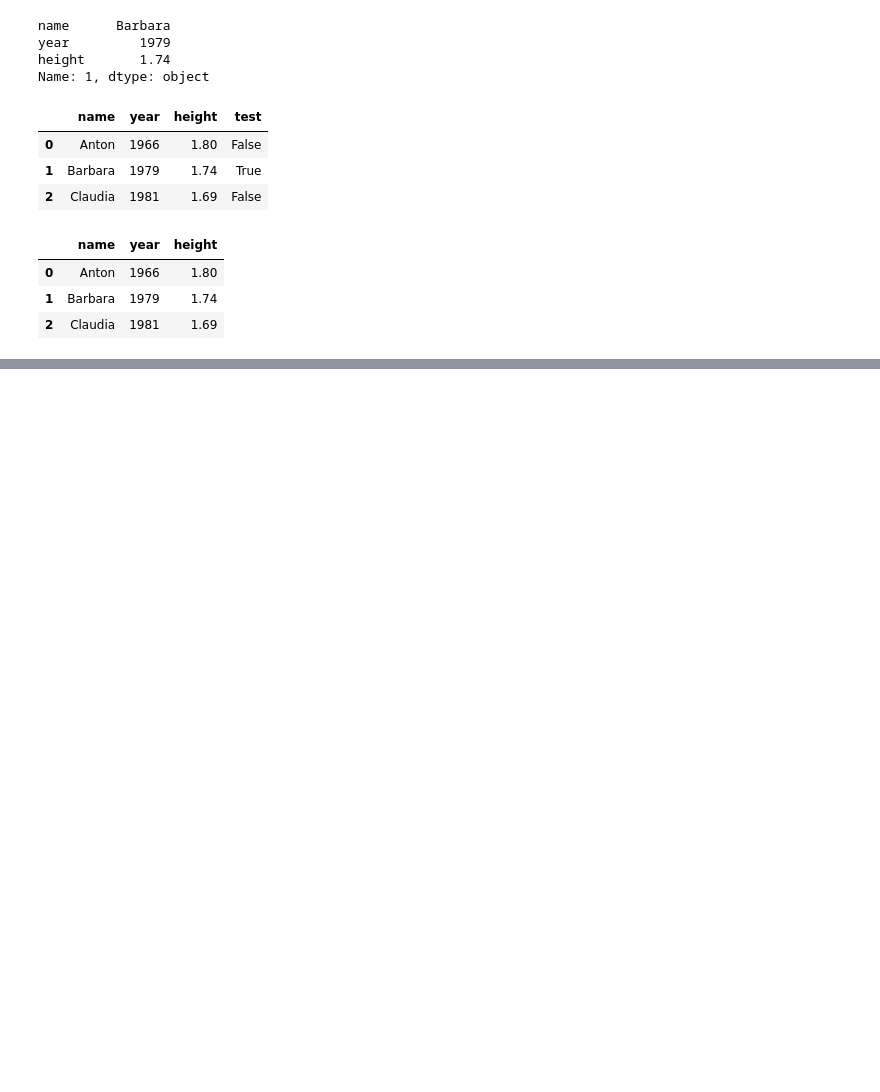
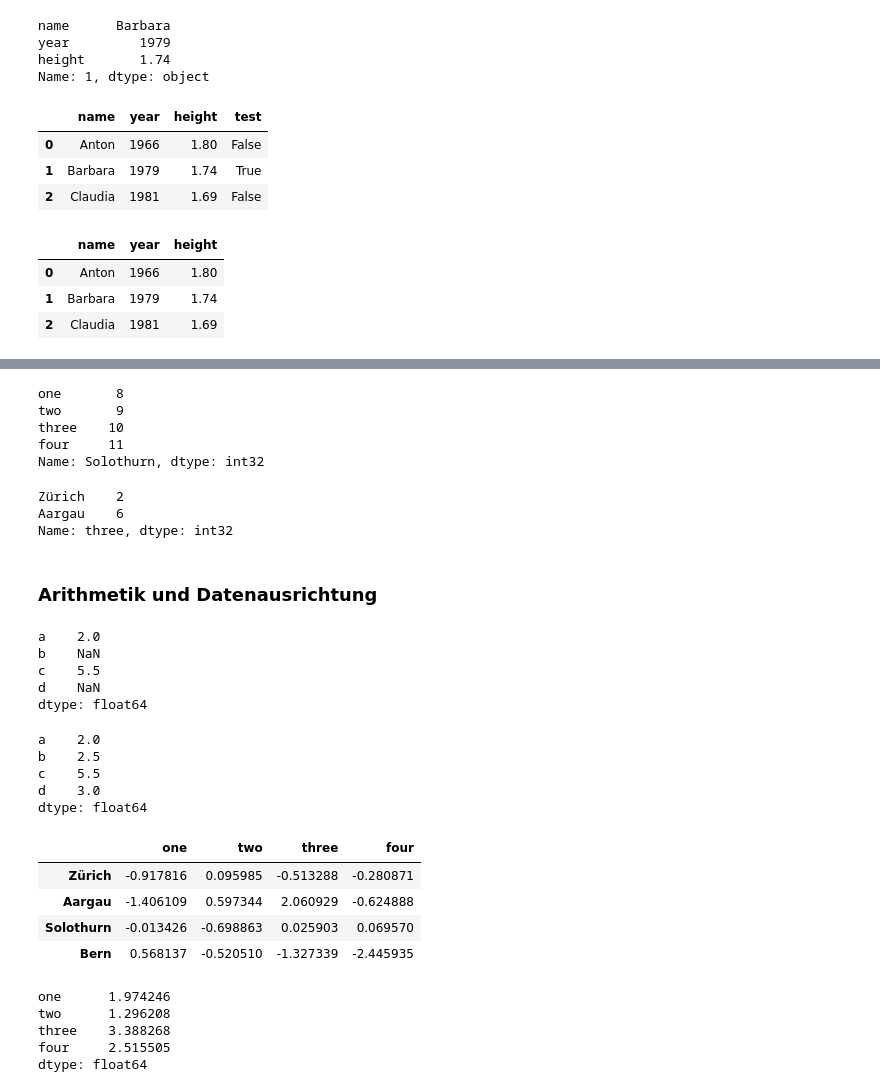
Before and after one commit to juergmannes/python_playground, a Jupyter notebook: pandas.ipynb, the cells around one changed output, grey strips where cells are left out. Saved outputs shown, nothing was run; the diff lists cells and outputs as text; code cells hidden in the pictures; blank space fills up the shorter version.

```diff
--- a/pandas.ipynb
+++ b/pandas.ipynb
@@ -285,0 +418,52 @@ frame
+# %%
+data.iloc[2]
+# %% [output]
+one       8
+two       9
+three    10
+four     11
+Name: Solothurn, dtype: int32
+# %%
+data.iloc[:2,2]
+# %% [output]
+Zürich    2
+Aargau    6
+Name: three, dtype: int32
+# %% [markdown]
+### Arithmetik und Datenausrichtung
+# %%
+s1 = pd.Series([1.0,2.5,3],index=['a','b','c'])
+s2 = pd.Series([1.0,2.5,3],index=['a','c','d'])
+s1 + s2
+# %% [output]
+a    2.0
+b    NaN
+c    5.5
+d    NaN
+dtype: float64
+# %%
+s1.add(s2, fill_value= 0)
+# %% [output]
+a    2.0
+b    2.5
+c    5.5
+d    3.0
+dtype: float64
+# %%
+data = pd.DataFrame(np.random.randn(4,4), index=['Zürich','Aargau','Solothurn','Bern'], columns=['one','two','three','four'])
+data
+# %% [output]
+|  | one | two | three | four |
+| Zürich | -0.917816 | 0.095985 | -0.513288 | -0.280871 |
+| Aargau | -1.406109 | 0.597344 | 2.060929 | -0.624888 |
+| Solothurn | -0.013426 | -0.698863 | 0.025903 | 0.069570 |
+| Bern | 0.568137 | -0.520510 | -1.327339 | -2.445935 |
+# %%
+f = lambda x: x.max() - x.min()
+data.apply(f)
+# %% [output]
+one      1.974246
+two      1.296208
+three    3.388268
+four     2.515505
+dtype: float64
```
Also changed, not shown: parts of 42 cells of this notebook.
